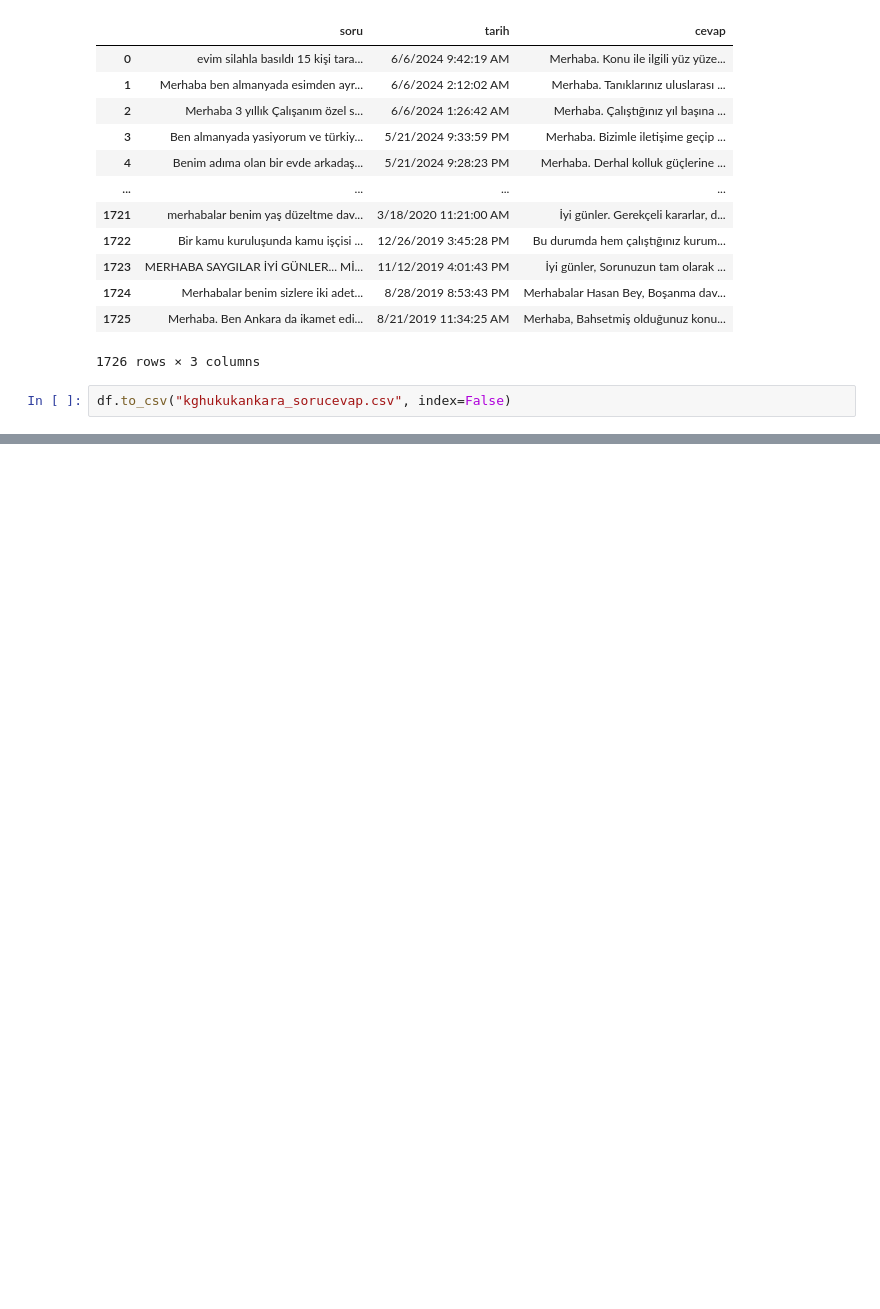
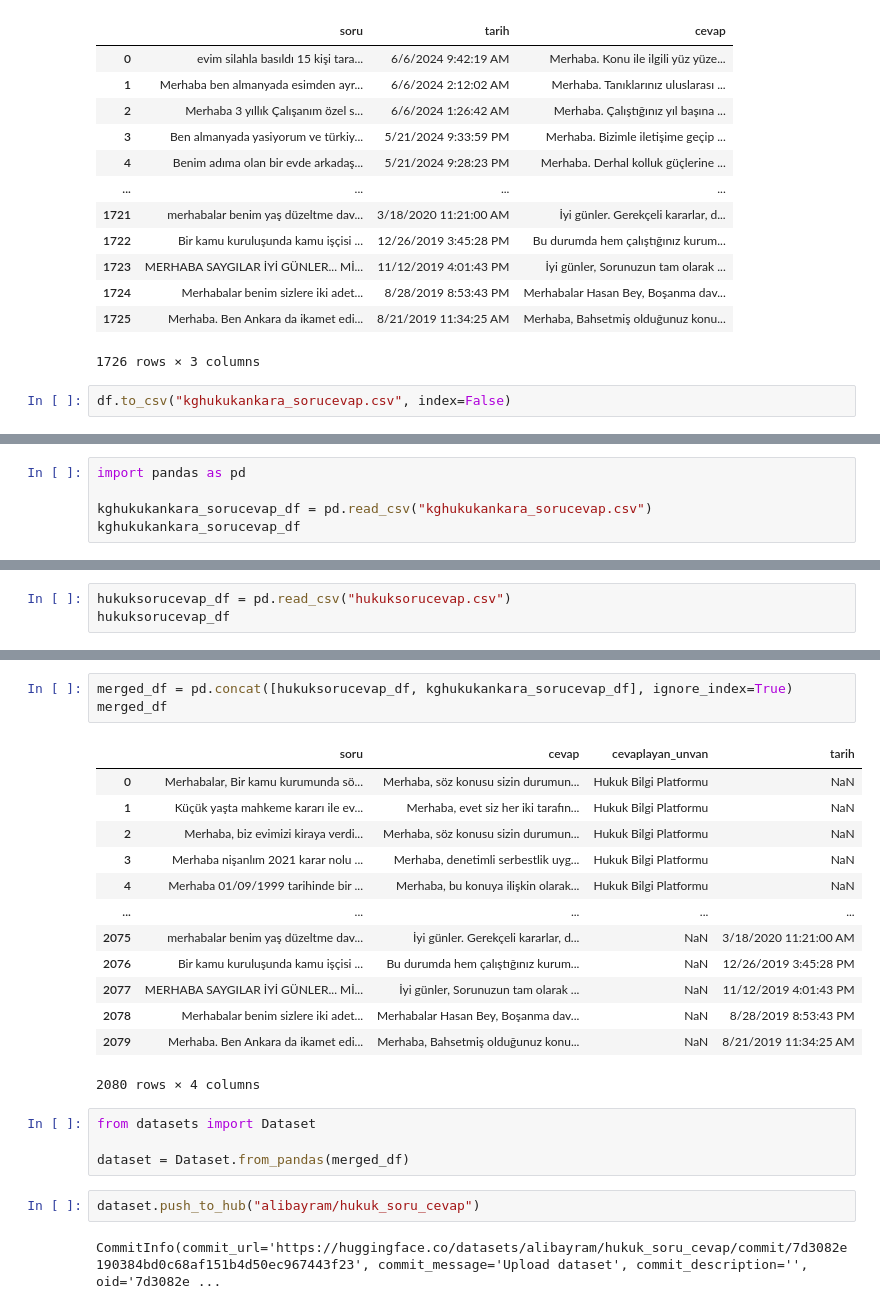
Before and after one commit to malibayram/doktora, a Jupyter notebook: veri/hukuksorucevap/kghukukankara.ipynb, the cells around one changed output, grey strips where cells are left out. Cells and saved outputs as stored; diff of their text form; blank space fills up the shorter version.

```diff
--- a/veri/hukuksorucevap/kghukukankara.ipynb
+++ b/veri/hukuksorucevap/kghukukankara.ipynb
@@ -134,0 +130,5 @@ Some weights of the model checkpoint at lserinol/bert-turkish-question-answering
+# %%
+import pandas as pd
+
+kghukukankara_sorucevap_df = pd.read_csv("kghukukankara_sorucevap.csv")
+kghukukankara_sorucevap_df
@@ -134,0 +149,3 @@ Some weights of the model checkpoint at lserinol/bert-turkish-question-answering
+# %%
+hukuksorucevap_df = pd.read_csv("hukuksorucevap.csv")
+hukuksorucevap_df
@@ -134,0 +166,25 @@ Some weights of the model checkpoint at lserinol/bert-turkish-question-answering
+# %%
+merged_df = pd.concat([hukuksorucevap_df, kghukukankara_sorucevap_df], ignore_index=True)
+merged_df
+# %% [output]
+|  | soru | cevap | cevaplayan_unvan | tarih |
+| 0 | Merhabalar, Bir kamu kurumunda sö... | Merhaba, söz konusu sizin durumun... | Hukuk Bilgi Platformu | NaN |
+| 1 | Küçük yaşta mahkeme kararı ile ev... | Merhaba, evet siz her iki tarafın... | Hukuk Bilgi Platformu | NaN |
+| 2 | Merhaba, biz evimizi kiraya verdi... | Merhaba, söz konusu sizin durumun... | Hukuk Bilgi Platformu | NaN |
+| 3 | Merhaba nişanlım 2021 karar nolu ... | Merhaba, denetimli serbestlik uyg... | Hukuk Bilgi Platformu | NaN |
+| 4 | Merhaba 01/09/1999 tarihinde bir ... | Merhaba, bu konuya ilişkin olarak... | Hukuk Bilgi Platformu | NaN |
+| ... | ... | ... | ... | ... |
+| 2075 | merhabalar benim yaş düzeltme dav... | İyi günler. Gerekçeli kararlar, d... | NaN | 3/18/2020 11:21:00 AM |
+| 2076 | Bir kamu kuruluşunda kamu işçisi ... | Bu durumda hem çalıştığınız kurum... | NaN | 12/26/2019 3:45:28 PM |
+| 2077 | MERHABA SAYGILAR İYİ GÜNLER... Mİ... | İyi günler, Sorunuzun tam olarak ... | NaN | 11/12/2019 4:01:43 PM |
+| 2078 | Merhabalar benim sizlere iki adet... | Merhabalar Hasan Bey, Boşanma dav... | NaN | 8/28/2019 8:53:43 PM |
+| 2079 | Merhaba. Ben Ankara da ikamet edi... | Merhaba, Bahsetmiş olduğunuz konu... | NaN | 8/21/2019 11:34:25 AM |
+2080 rows × 4 columns
+# %%
+from datasets import Dataset
+
+dataset = Dataset.from_pandas(merged_df)
+# %%
+dataset.push_to_hub("alibayram/hukuk_soru_cevap")
+# %% [output]
+CommitInfo(commit_url='https://huggingface.co/datasets/alibayram/hukuk_soru_cevap/commit/7d3082e190384bd0c68af151b4d50ec967443f23', commit_message='Upload dataset', commit_description='', oid='7d3082e ...
```
Also changed, not shown: parts of 3 cells of this notebook, 9 other files.
